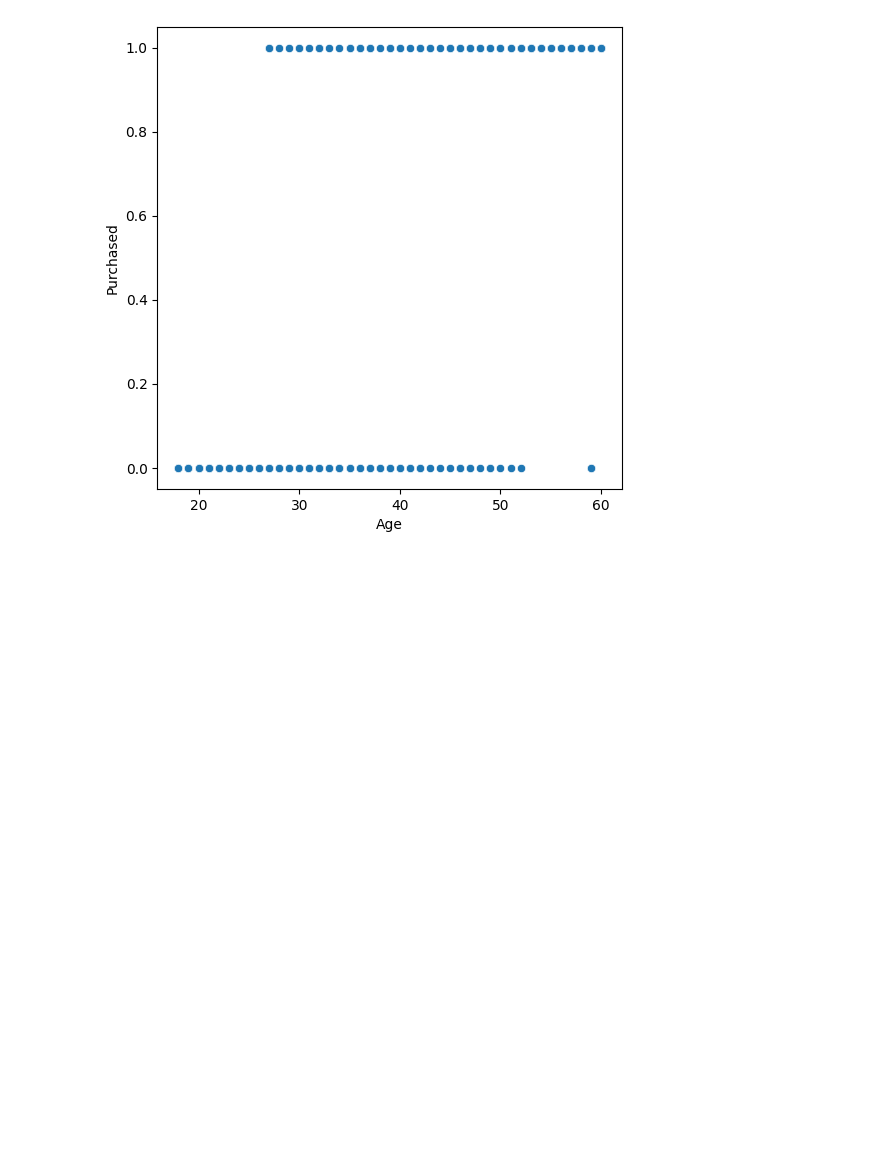
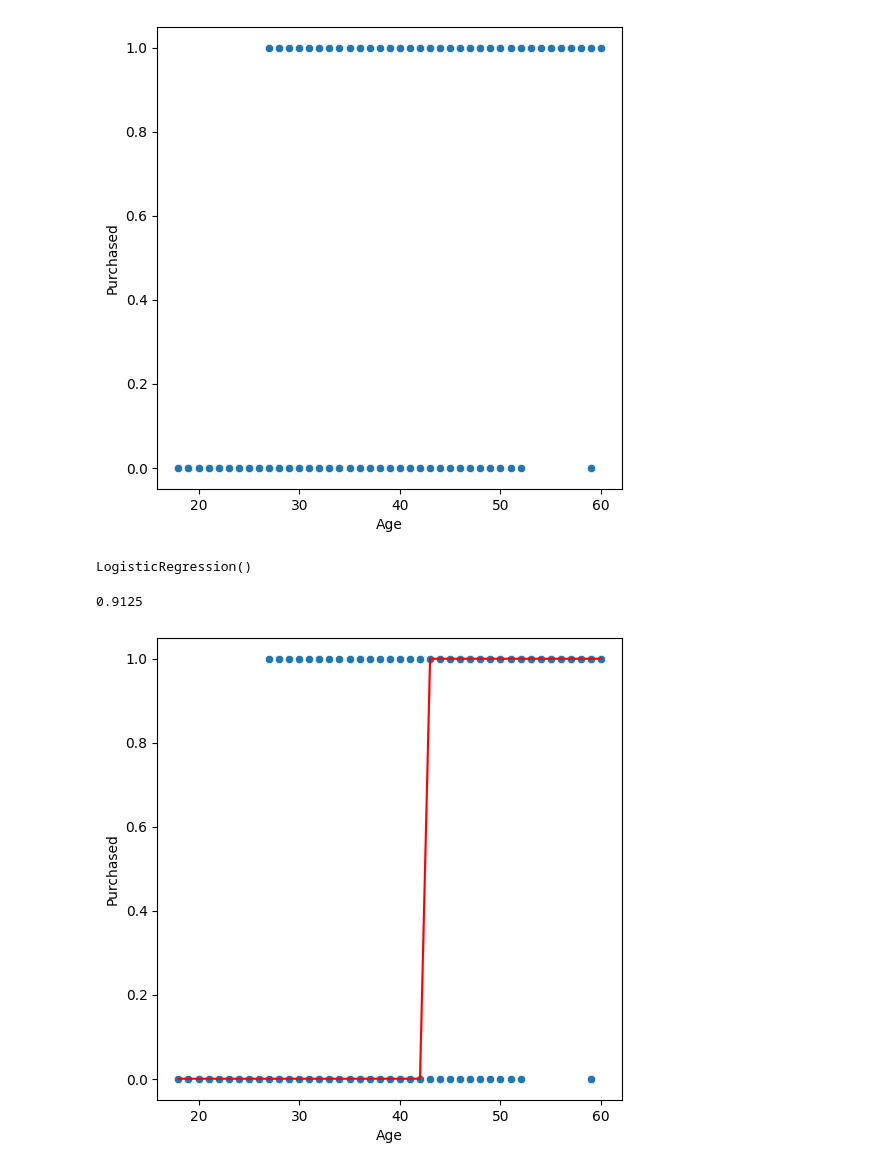
Before and after one commit to EFTEKHER/machine-learning-codes, a Jupyter notebook: phase-4/28_classification.ipynb, the cells around one changed output. Cells and saved outputs as stored; diff of their text form; code cells hidden in the pictures; blank space fills up the shorter version.

```diff
--- a/phase-4/28_classification.ipynb
+++ b/phase-4/28_classification.ipynb
@@ -32,3 +32,6 @@ sns.scatterplot(x="Age", y="Purchased", data=dataset)
 plt.show()
 # %% [output]
 [figure]
+# %%
+x=dataset[["Age"]]
+y=dataset['Purchased']
@@ -34,0 +40,2 @@ plt.show()
+# %%
+x_train,x_test,y_train,y_test = train_test_split(x,y,test_size=.2, random_state=42)
@@ -34,0 +44,17 @@ plt.show()
+# %%
+Llr=LogisticRegression()
+# %%
+Llr.fit(x_train,y_train)
+# %% [output]
+LogisticRegression()
+# %%
+Llr.score(x_test,y_test)
+# %% [output]
+0.9125
+# %%
+plt.figure(figsize=(6,6))
+sns.scatterplot(x="Age", y="Purchased", data=dataset)
+sns.lineplot(x="Age",y=Llr.predict(x), data=dataset, c='r')
+plt.show()
+# %% [output]
+[figure, added]
```
Also changed, not shown: parts of 2 cells of this notebook, 3 other files.
